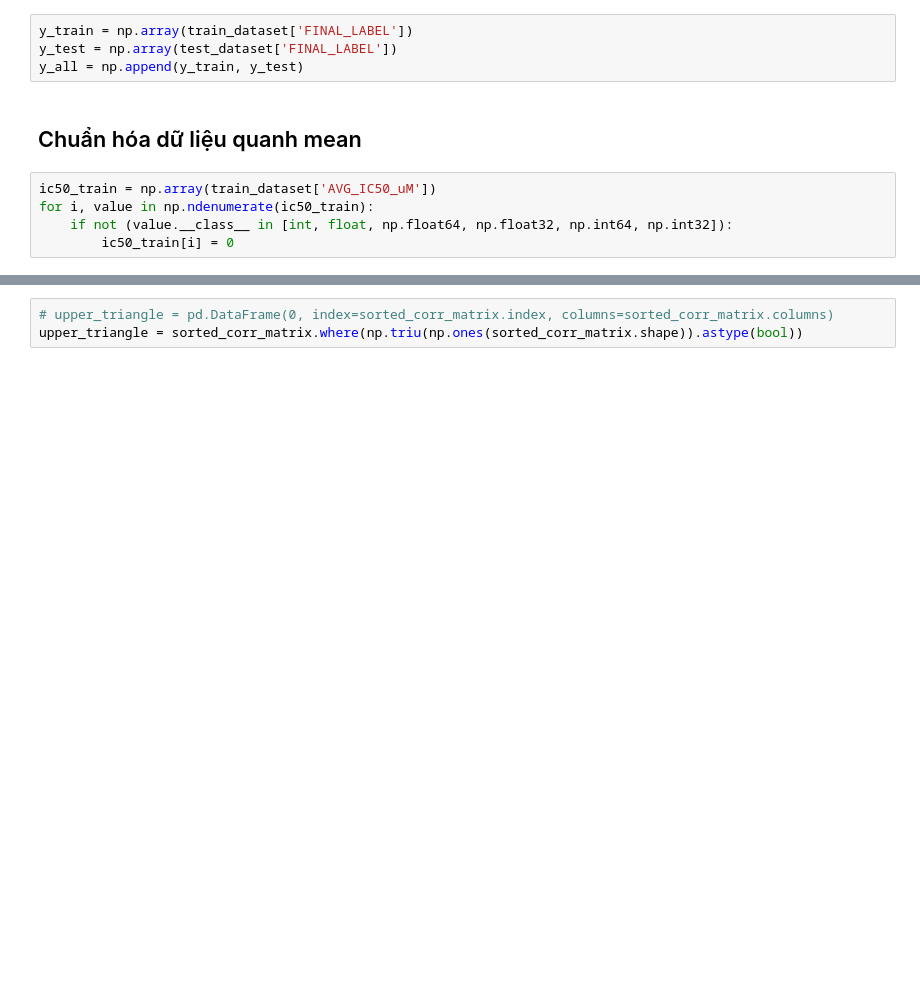
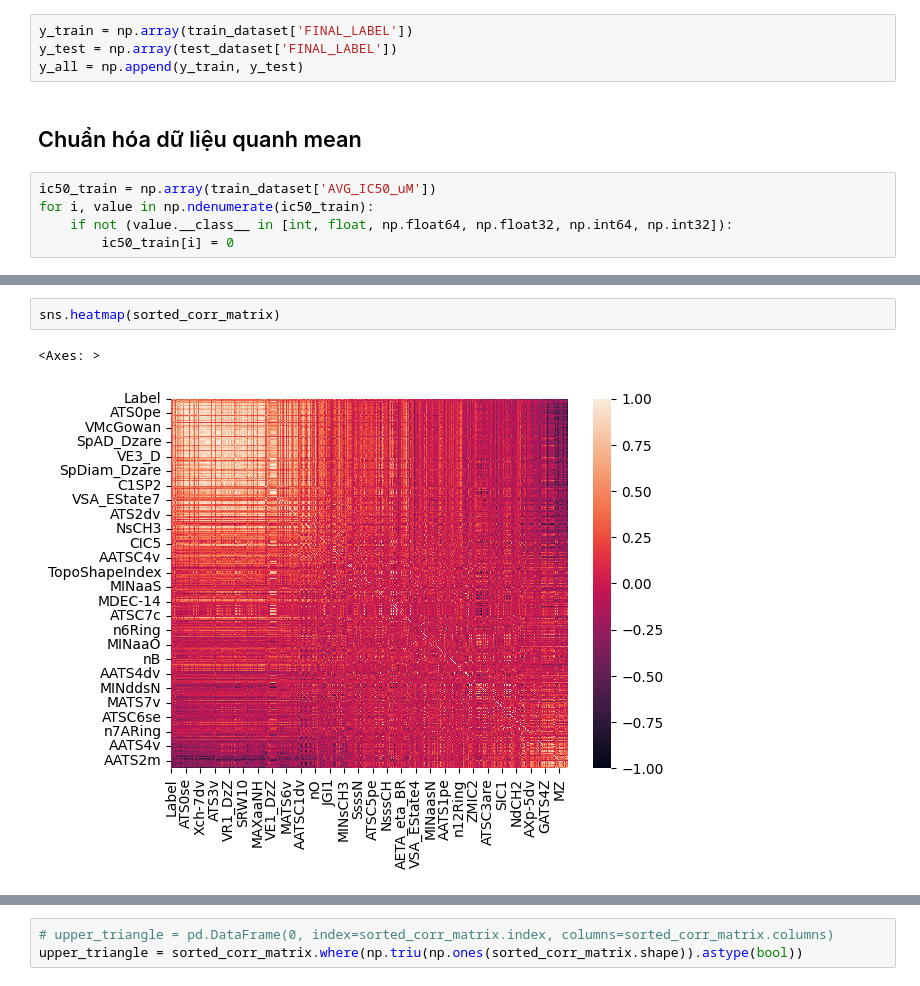
Before and after one commit to Lelvels/phamarcy_code, a Jupyter notebook: My HDAC2/src/my-hdac2-modred.ipynb, the cells around one changed output, grey strips where cells are left out. Saved outputs shown, nothing was run; the diff lists cells and outputs as text; blank space fills up the shorter version.

```diff
--- a/My HDAC2/src/my-hdac2-modred.ipynb
+++ b/My HDAC2/src/my-hdac2-modred.ipynb
@@ -102,0 +143,5 @@ sns.heatmap(sorted_corr_matrix)
+# %%
+sns.heatmap(sorted_corr_matrix)
+# %% [output]
+<Axes: >
+[figure, added]
```
Also changed, not shown: parts of 43 cells of this notebook, 40 other files.
